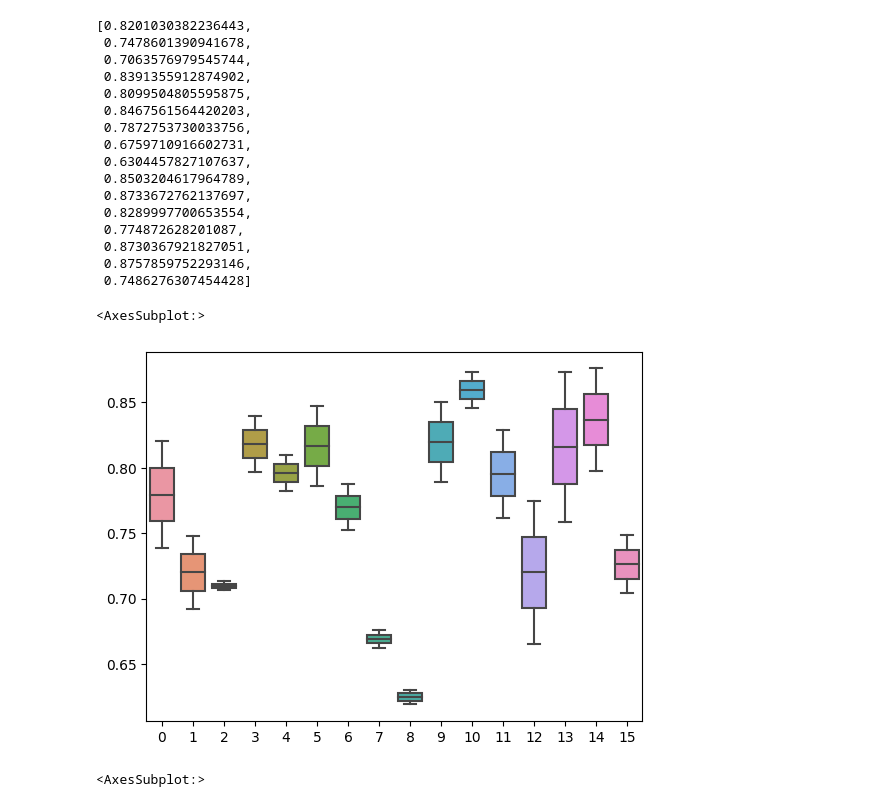
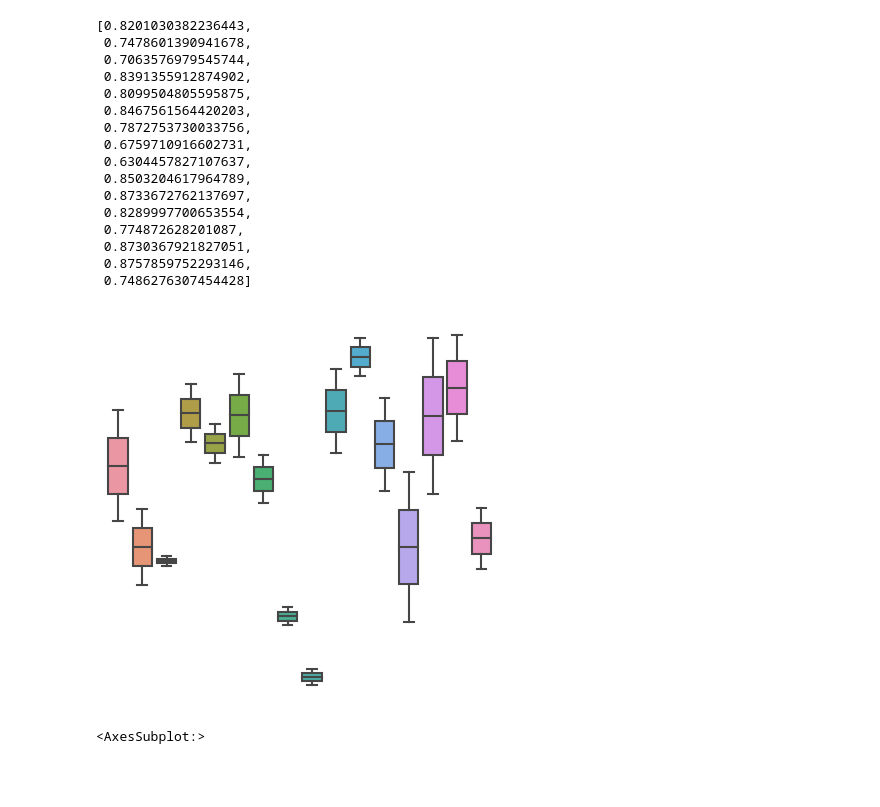
Before and after one commit to smithandrewk/sleep_ml, a Jupyter notebook: ekyn_dataset.ipynb, the cells around one changed output. Saved outputs shown, nothing was run; the diff lists cells and outputs as text; code cells hidden in the pictures; blank space fills up the shorter version.

```diff
--- a/ekyn_dataset.ipynb
+++ b/ekyn_dataset.ipynb
@@ -55,11 +55,13 @@ import seaborn as sns
 import matplotlib.pyplot as plt
 import pandas as pd
 import torch
-# %%
-sns.boxplot(data=pd.DataFrame([f1s,unwindowed]))
-# %% [output]
-<AxesSubplot:>
-[figure, removed]
+# %%
+plt.figure(figsize=(5,5))
+sns.boxplot(data=pd.DataFrame([f1s,unwindowed]))
+plt.axis('off')
+plt.savefig('box.jpg',dpi=500)
+# %% [output]
+[figure, added]
 # %%
 sns.boxplot(data=pd.DataFrame([f1s,unwindowed]).T)
 # %% [output]
```
